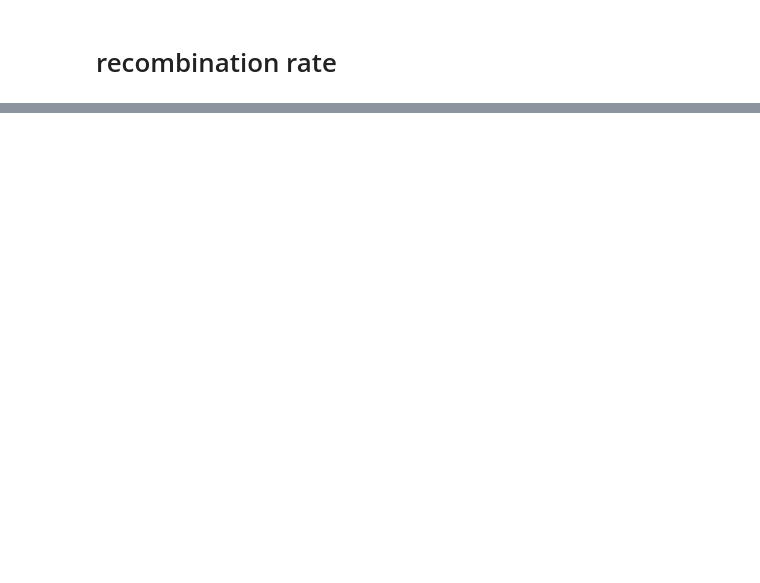
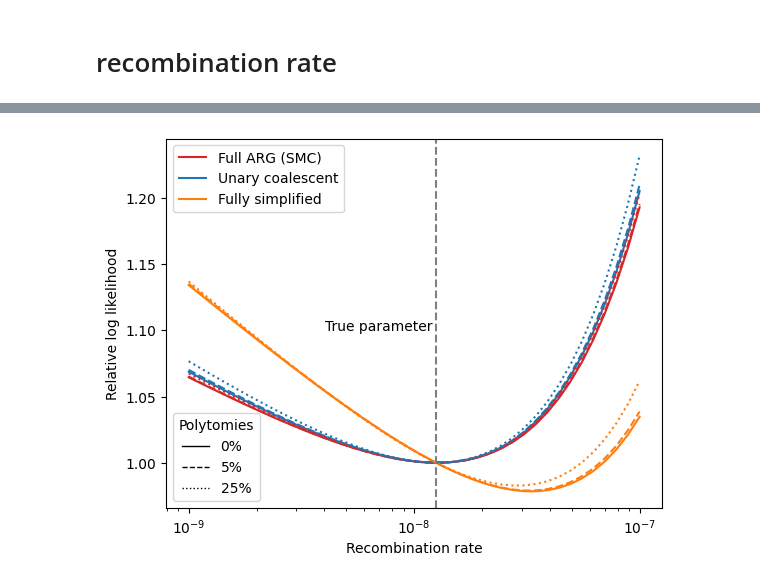
Before and after one commit to petrelharp/smc-bit-paper, a Jupyter notebook: figures/generate-figs/likelihood_surface.ipynb, the cells around one changed output, grey strips where cells are left out. Cells and saved outputs as stored; diff of their text form; code cells hidden in the pictures; blank space fills up the shorter version.

```diff
--- a/figures/generate-figs/likelihood_surface.ipynb
+++ b/figures/generate-figs/likelihood_surface.ipynb
@@ -195,0 +210,37 @@ plt.ylabel('log likelihood ratio')
+# %%
+import matplotlib.lines as mlines
+
+line_styles = {
+    "0": "solid",
+    "0.05": "dashed",
+    "0.25": "dotted",
+}
+
+ls_patches = [
+    mlines.Line2D([0], [0], color="black", lw=1, ls=ls,
+        label=f"{float(label):.0%}")
+    for label, ls in line_styles.items()
+]
+
+x = df_rat.index
+for col in df_rat:
+    if col.startswith("poly"):
+        splits = col.split("_")
+        arg = "_".join(splits[1:-1])
+        poly = splits[-1]
+    else:
+        if col == "full_arg_hudson":
+            continue
+        arg = col
+        poly = "0"
+
+    y = df_rat[col] #/ df_rat[arg]
+    line = plt.semilogx(x, y, color=colours[arg], ls=line_styles[poly],
+                        label="_nolegend_" if poly != "0" else titles[arg])
+
+finish_plot()
+legend1 = plt.legend()
+plt.legend(handles=ls_patches, loc="lower left", title="Polytomies");
+plt.gca().add_artist(legend1);
+# %% [output]
+[figure, added]
```
Also changed, not shown: parts of 27 cells of this notebook, 5 other files.
